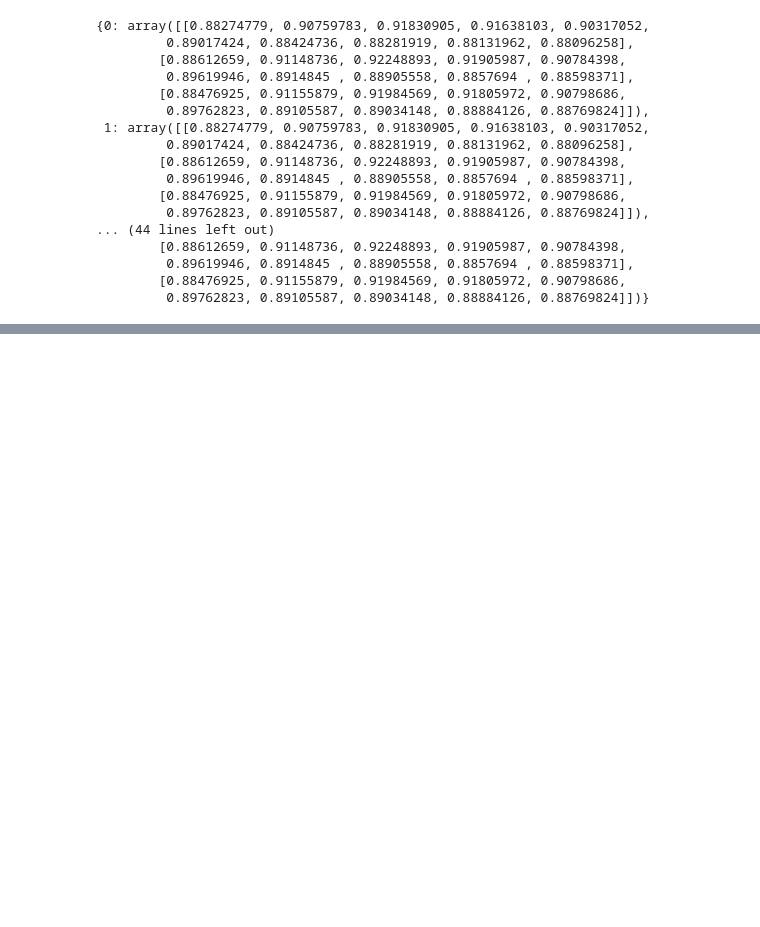
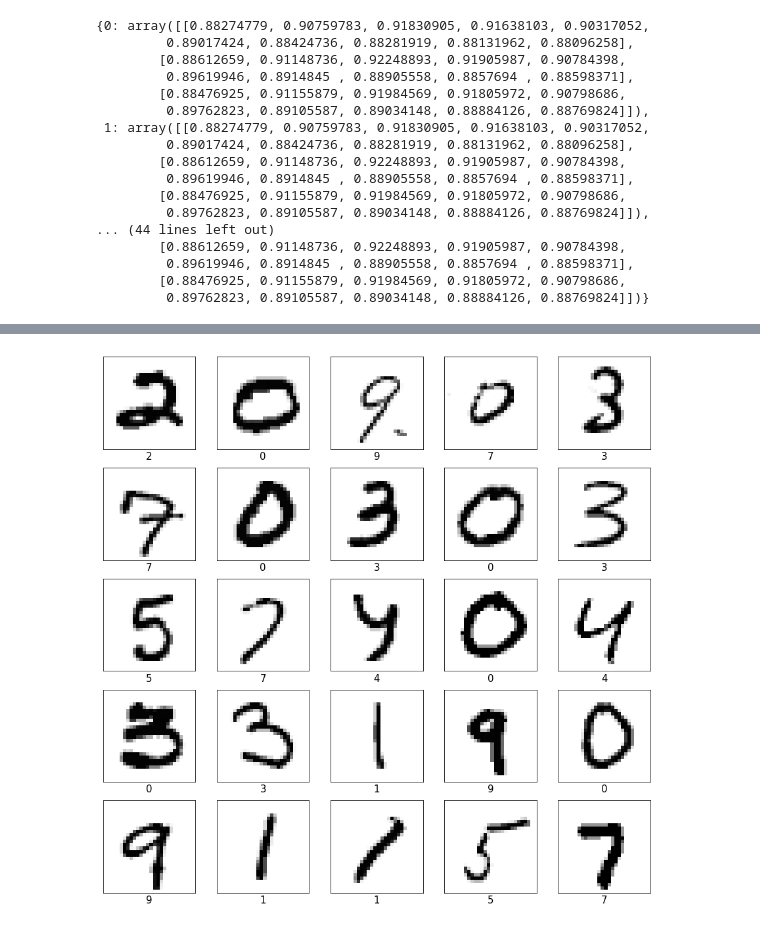
Before and after one commit to kaustubhkk47/KaggleProjects, a Jupyter notebook: DigitRecognizer/LogisticRegression.ipynb, the cells around one changed output, grey strips where cells are left out. Saved outputs shown, nothing was run; the diff lists cells and outputs as text; code cells hidden in the pictures; blank space fills up the shorter version.

```diff
--- a/DigitRecognizer/LogisticRegression.ipynb
+++ b/DigitRecognizer/LogisticRegression.ipynb
@@ -285,0 +282,6 @@ lr_model.scores_
+# %%
+test['label'] = lr_model.predict(std_scaler.transform(test))
+# %%
+plot_image_grid(test, pixel_columns = test.columns[0:-1], label_column = 'label')
+# %% [output]
+[figure, added]
```
Also changed, not shown: parts of 18 cells of this notebook, 1 other file.
